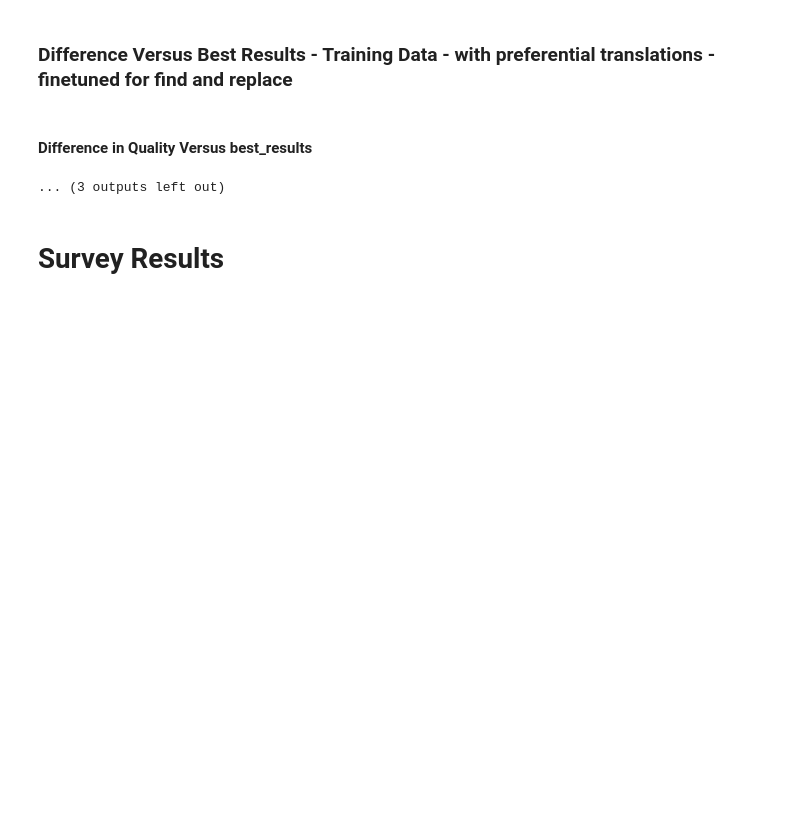
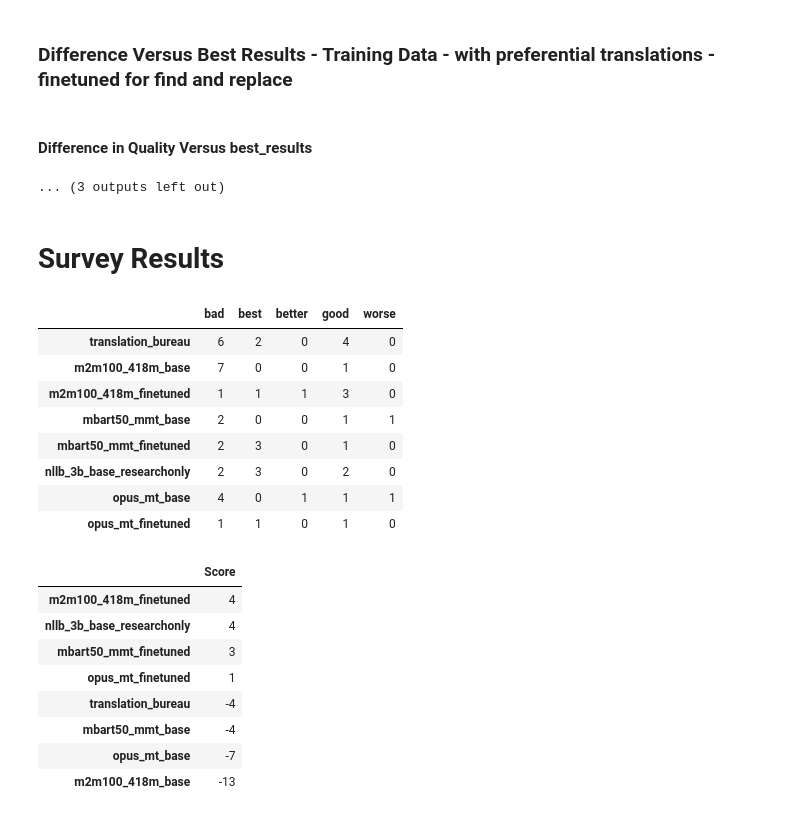
Before and after one commit to KevinCarr42/CSAS-Translations, a Jupyter notebook: evaluate_translations.ipynb, the cells around one changed output. Saved outputs shown, nothing was run; the diff lists cells and outputs as text; code cells hidden in the pictures; blank space fills up the shorter version.

Commit message:
added prelim calcs for translation survey data

```diff
--- a/evaluate_translations.ipynb
+++ b/evaluate_translations.ipynb
@@ -543,4 +543,54 @@ Difference in Quality Versus best_results
 # %% [markdown]
 # Survey Results
 # %%
-# TBD
+def transform_categorical_counts(df, columns_to_drop=None):
+    if columns_to_drop:
+        df = df.drop(columns_to_drop, axis=1)
+
+    all_values = set()
+    for col in df.columns:
+        unique_vals = df[col].dropna().unique()
+        all_values.update(unique_vals)
+
+    all_values = sorted(list(all_values))
+
+    result_data = {}
+
+    for value in all_values:
+        result_data[value] = [(df[col] == value).sum() for col in df.columns]
+
+    result_df = pd.DataFrame(result_data, index=df.columns)
+
+    return result_df
+
+
+def results_summary(df):
+    result_weighting = {'bad': -2, 'good': 1, 'best': 2, 'worse': -1, 'better': 1}
+
+    df = pd.DataFrame(df.apply(lambda row: sum(row.get(cat, 0) * weight for cat, weight in result_weighting.items()), axis=1))
+    df.columns = ['Score']
+    return df.sort_values('Score', ascending=False)
+# %%
+df_survey = pd.read_csv('translation_quality_results.csv')
+df_survey_results = transform_categorical_counts(df_survey, ['source', 'corpus_type'])
+display(df_survey_results)
+display(results_summary(df_survey_results))
+# %% [output]
+|  | bad | best | better | good | worse |
+| translation_bureau | 6 | 2 | 0 | 4 | 0 |
+| m2m100_418m_base | 7 | 0 | 0 | 1 | 0 |
+| m2m100_418m_finetuned | 1 | 1 | 1 | 3 | 0 |
+| mbart50_mmt_base | 2 | 0 | 0 | 1 | 1 |
+| mbart50_mmt_finetuned | 2 | 3 | 0 | 1 | 0 |
+| nllb_3b_base_researchonly | 2 | 3 | 0 | 2 | 0 |
+| opus_mt_base | 4 | 0 | 1 | 1 | 1 |
+| opus_mt_finetuned | 1 | 1 | 0 | 1 | 0 |
+|  | Score |
+| m2m100_418m_finetuned | 4 |
+| nllb_3b_base_researchonly | 4 |
+| mbart50_mmt_finetuned | 3 |
+| opus_mt_finetuned | 1 |
+| translation_bureau | -4 |
+| mbart50_mmt_base | -4 |
+| opus_mt_base | -7 |
+| m2m100_418m_base | -13 |
```
Also changed, not shown: 1 other file.
